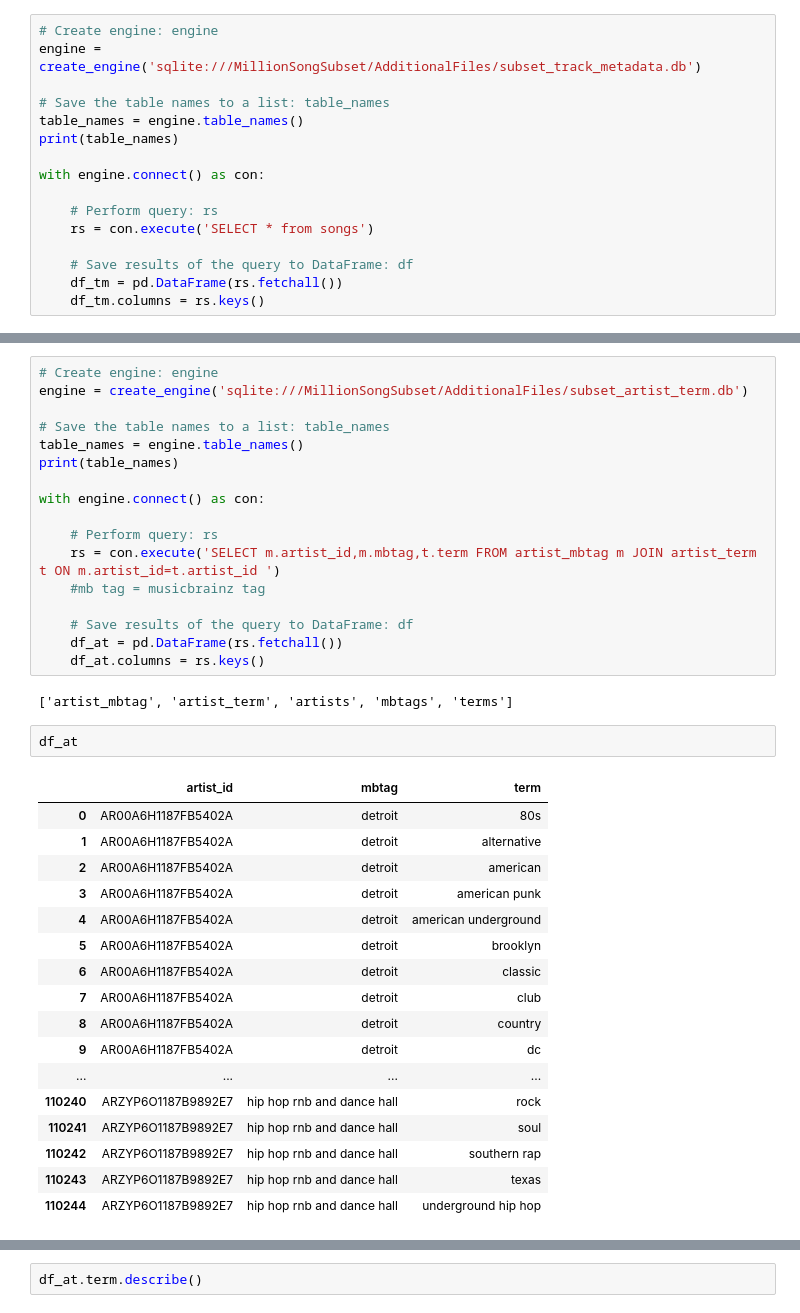
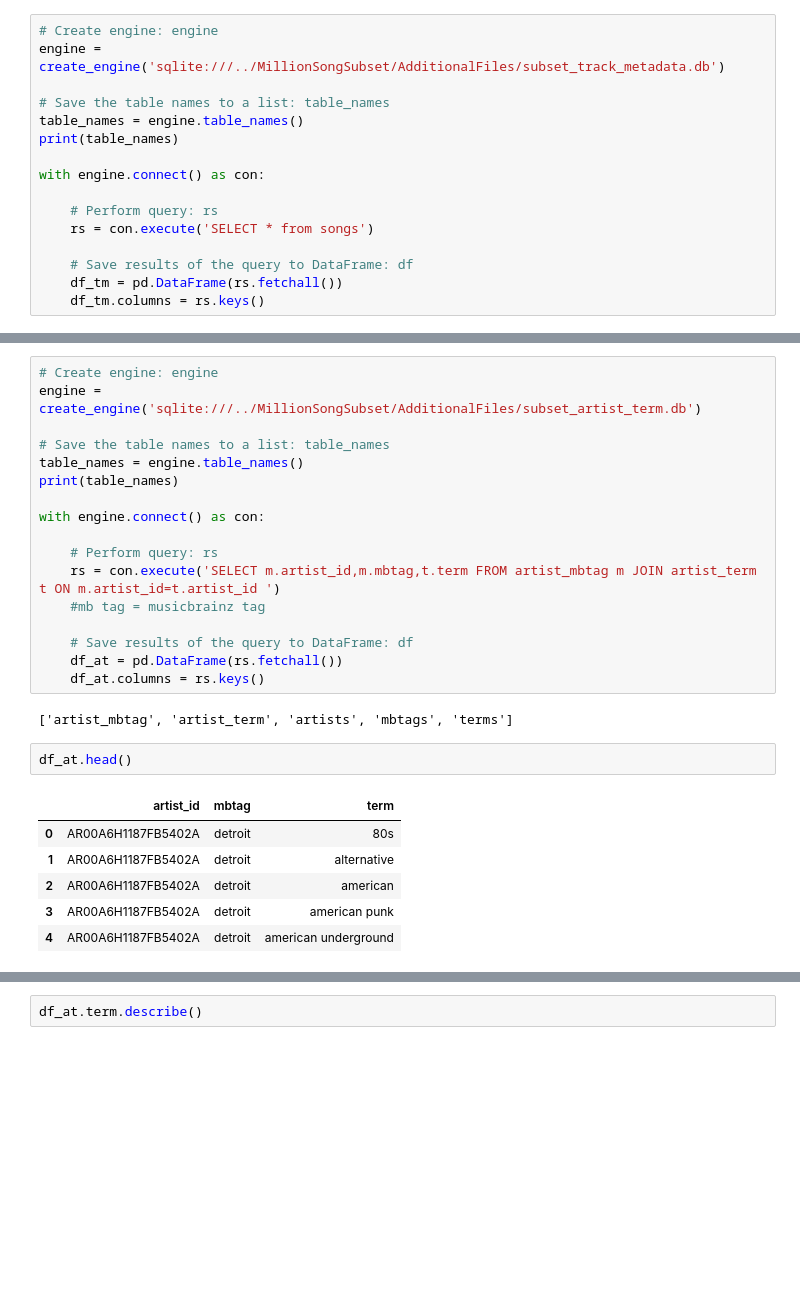
Before and after one commit to pylablanche/MillionSong, a Jupyter notebook: MusicExploration_Lauren.ipynb, the cells around one changed output, grey strips where cells are left out. Saved outputs shown, nothing was run; the diff lists cells and outputs as text; blank space fills up the shorter version.

```diff
--- a/MusicExploration_Lauren.ipynb
+++ b/MusicExploration_Lauren.ipynb
@@ -22,7 +24,7 @@ subset_msd_summary_file.h5  subset_unique_tracks.txt
 subset_similarity.db
 # %%
 # Create engine: engine
-engine = create_engine('sqlite:///MillionSongSubset/AdditionalFiles/subset_track_metadata.db')
+engine = create_engine('sqlite:///../MillionSongSubset/AdditionalFiles/subset_track_metadata.db')
 
 # Save the table names to a list: table_names
 table_names = engine.table_names()
@@ -70,7 +72,7 @@ sns.jointplot(x = df_tm.duration[df_tm.year>0],y = df_tm.year[df_tm.year>0],kind
 [figure]
 # %%
 # Create engine: engine
-engine = create_engine('sqlite:///MillionSongSubset/AdditionalFiles/subset_artist_term.db')
+engine = create_engine('sqlite:///../MillionSongSubset/AdditionalFiles/subset_artist_term.db')
 
 # Save the table names to a list: table_names
 table_names = engine.table_names()
@@ -88,22 +90,11 @@ with engine.connect() as con:
 # %% [output]
 ['artist_mbtag', 'artist_term', 'artists', 'mbtags', 'terms']
 # %%
-df_at
+df_at.head()
 # %% [output]
 |  | artist_id | mbtag | term |
 | 0 | AR00A6H1187FB5402A | detroit | 80s |
 | 1 | AR00A6H1187FB5402A | detroit | alternative |
 | 2 | AR00A6H1187FB5402A | detroit | american |
 | 3 | AR00A6H1187FB5402A | detroit | american punk |
 | 4 | AR00A6H1187FB5402A | detroit | american underground |
-| 5 | AR00A6H1187FB5402A | detroit | brooklyn |
-| 6 | AR00A6H1187FB5402A | detroit | classic |
-| 7 | AR00A6H1187FB5402A | detroit | club |
-| 8 | AR00A6H1187FB5402A | detroit | country |
-| 9 | AR00A6H1187FB5402A | detroit | dc |
-| ... | ... | ... | ... |
-| 110240 | ARZYP6O1187B9892E7 | hip hop rnb and dance hall | rock |
-| 110241 | ARZYP6O1187B9892E7 | hip hop rnb and dance hall | soul |
-| 110242 | ARZYP6O1187B9892E7 | hip hop rnb and dance hall | southern rap |
-| 110243 | ARZYP6O1187B9892E7 | hip hop rnb and dance hall | texas |
-| 110244 | ARZYP6O1187B9892E7 | hip hop rnb and dance hall | underground hip hop |
```
Also changed, not shown: parts of 13 cells of this notebook.
